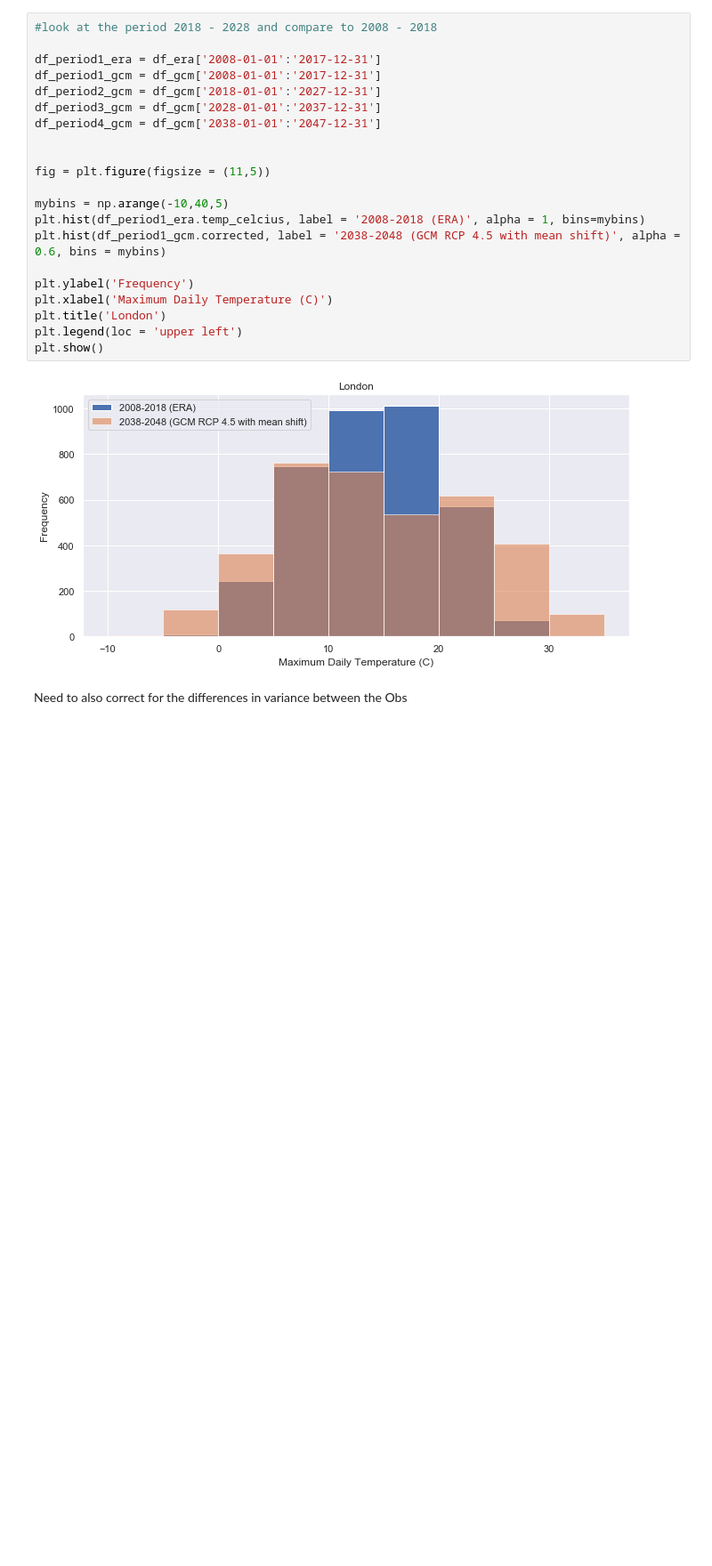
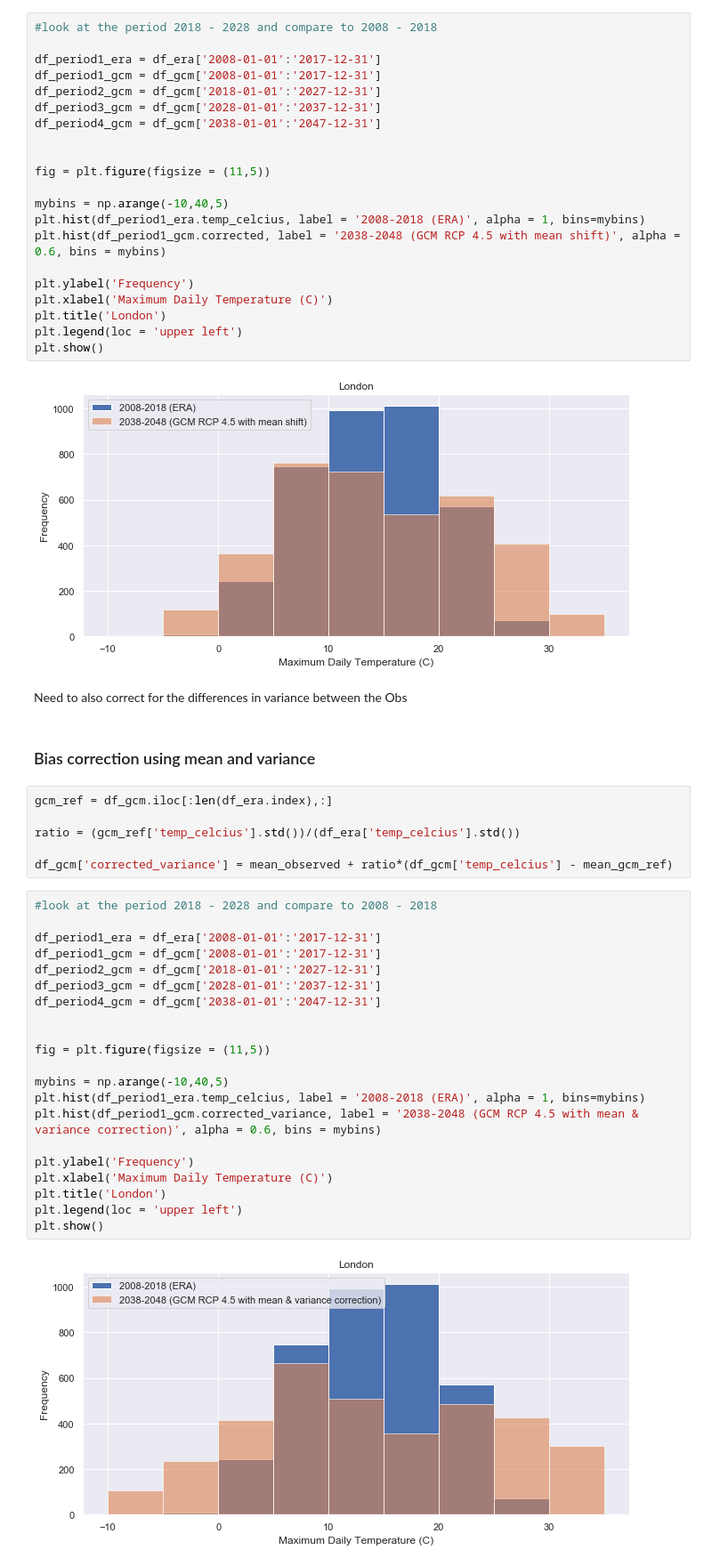
Before and after one commit to raghul-parthipan/urban-climate-downloader, a Jupyter notebook: Week_1.ipynb, the cells around one changed output. Shown at 89% size. Cells and saved outputs as stored; diff of their text form; blank space fills up the shorter version.

Commit message:
New histograms. See paper for pros/cons.

```diff
--- a/Week_1.ipynb
+++ b/Week_1.ipynb
@@ -221,3 +222,34 @@ plt.show()
 [figure]
 # %% [markdown]
 Need to also correct for the differences in variance between the Obs
+# %% [markdown]
+### Bias correction using mean and variance ###
+# %%
+gcm_ref = df_gcm.iloc[:len(df_era.index),:]
+
+ratio = (gcm_ref['temp_celcius'].std())/(df_era['temp_celcius'].std())
+
+df_gcm['corrected_variance'] = mean_observed + ratio*(df_gcm['temp_celcius'] - mean_gcm_ref)
+# %%
+#look at the period 2018 - 2028 and compare to 2008 - 2018
+
+df_period1_era = df_era['2008-01-01':'2017-12-31']
+df_period1_gcm = df_gcm['2008-01-01':'2017-12-31']
+df_period2_gcm = df_gcm['2018-01-01':'2027-12-31']
+df_period3_gcm = df_gcm['2028-01-01':'2037-12-31']
+df_period4_gcm = df_gcm['2038-01-01':'2047-12-31']
+
+
+fig = plt.figure(figsize = (11,5))
+
+mybins = np.arange(-10,40,5)
+plt.hist(df_period1_era.temp_celcius, label = '2008-2018 (ERA)', alpha = 1, bins=mybins)
+plt.hist(df_period1_gcm.corrected_variance, label = '2038-2048 (GCM RCP 4.5 with mean & variance correction)', alpha = 0.6, bins = mybins)
+
+plt.ylabel('Frequency')
+plt.xlabel('Maximum Daily Temperature (C)')
+plt.title('London')
+plt.legend(loc = 'upper left')
+plt.show()
+# %% [output]
+[figure, added]
```
Also changed, not shown: parts of 2 cells of this notebook.
